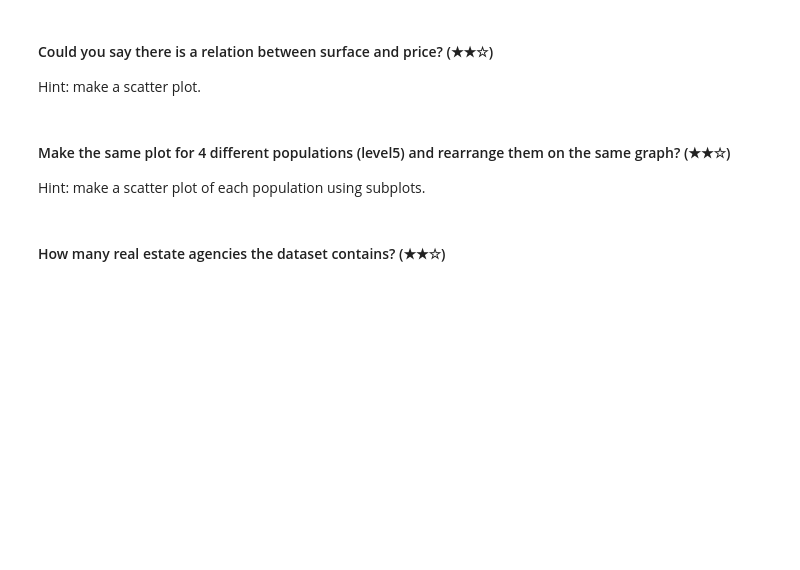
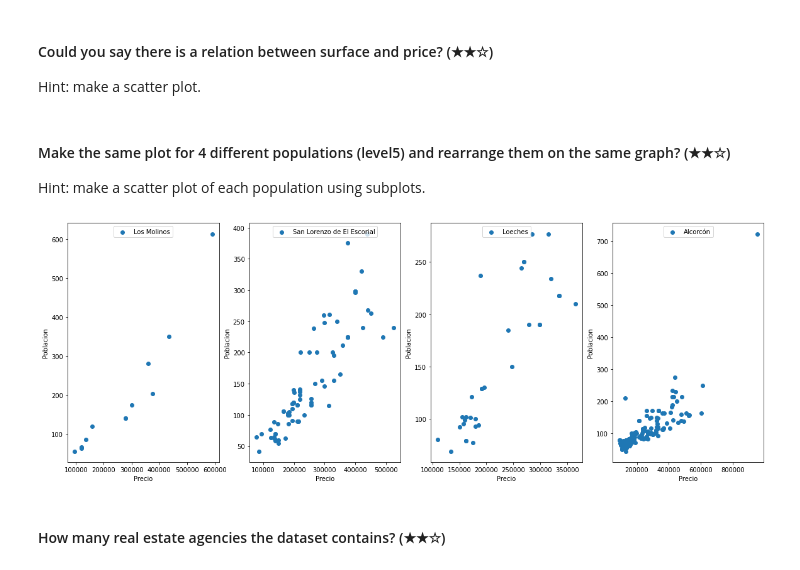
Before and after one commit to 4GeeksAcademy/realestate-datacleanup-exercise, a Jupyter notebook: project.ipynb, the cells around one changed output. Drawn from its saved outputs; the diff is of its cells as text; code cells hidden in the pictures; blank space fills up the shorter version.

```diff
--- a/project.ipynb
+++ b/project.ipynb
@@ -334,6 +350,25 @@ Hint: make a scatter plot.
 # %% [markdown]
 #### Make the same plot for 4 different populations (level5) and rearrange them on the same graph? (★★☆)
 Hint: make a scatter plot of each population using subplots.
+# %%
+df8 = df[['level5', 'price', 'surface']]
+filtro_poblacion = ('Los Molinos', 'San Lorenzo de El Escorial', 'Loeches', 'Alcorcón')
+poblacion_df8 = {poblacion: df8[df8['level5'] == poblacion].dropna()
+    for poblacion in filtro_poblacion
+}
+plt.figure(figsize=(25, 7))
+
+for index, poblacion in enumerate(filtro_poblacion):
+
+    plt.subplot(1, 5, index + 1)
+    plt.scatter(poblacion_df8[filtro_poblacion[index]]['price'], poblacion_df8[filtro_poblacion[index]]['surface'], label=filtro_poblacion[index])
+    plt.legend(loc='upper center')
+    plt.xlabel('Precio')
+    plt.ylabel('Poblacion')
+
+plt.show()
+# %% [output]
+[figure, added]
 # %% [markdown]
 #### How many  real estate agencies the dataset contains? (★★☆)
 # %%
```
Also changed, not shown: parts of 3 cells of this notebook.
